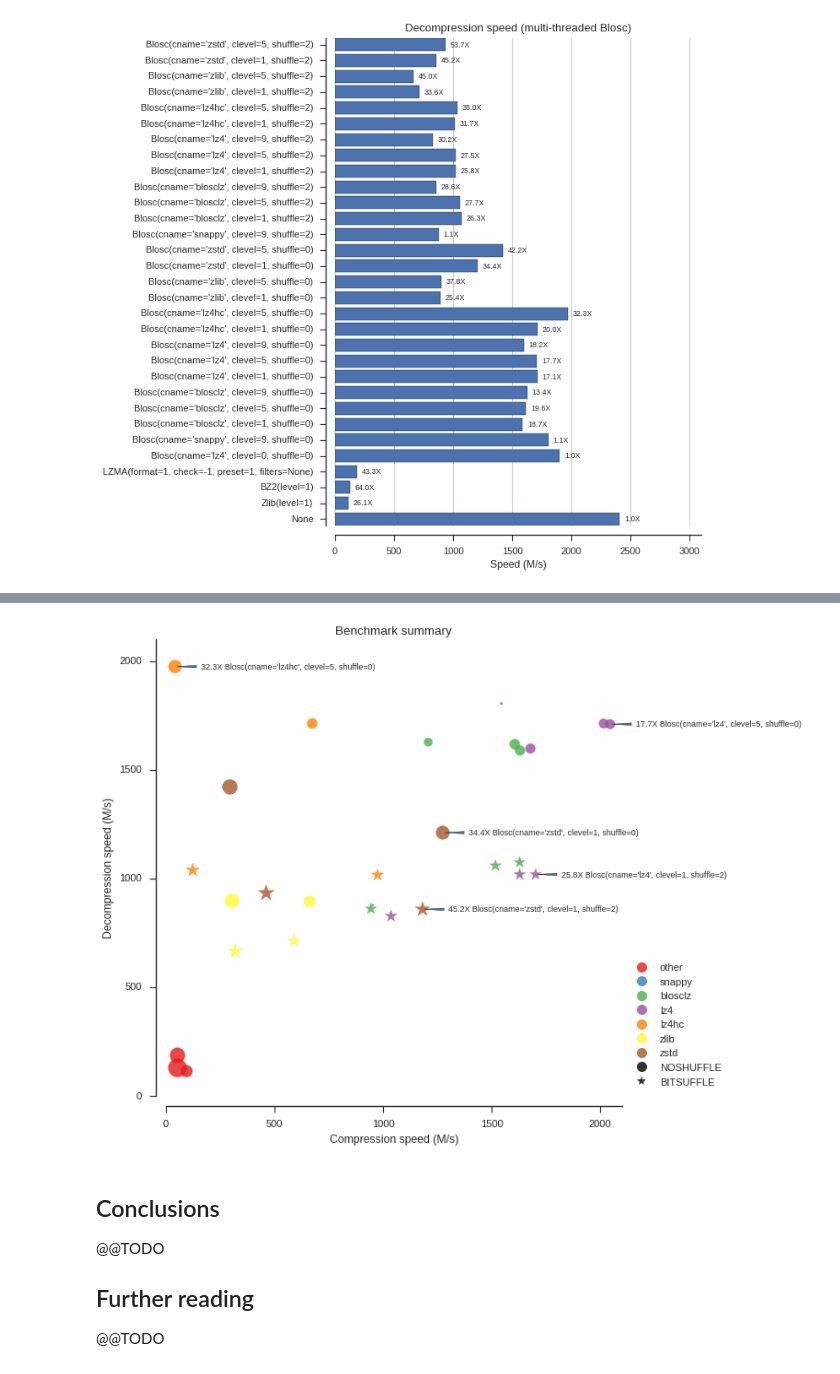
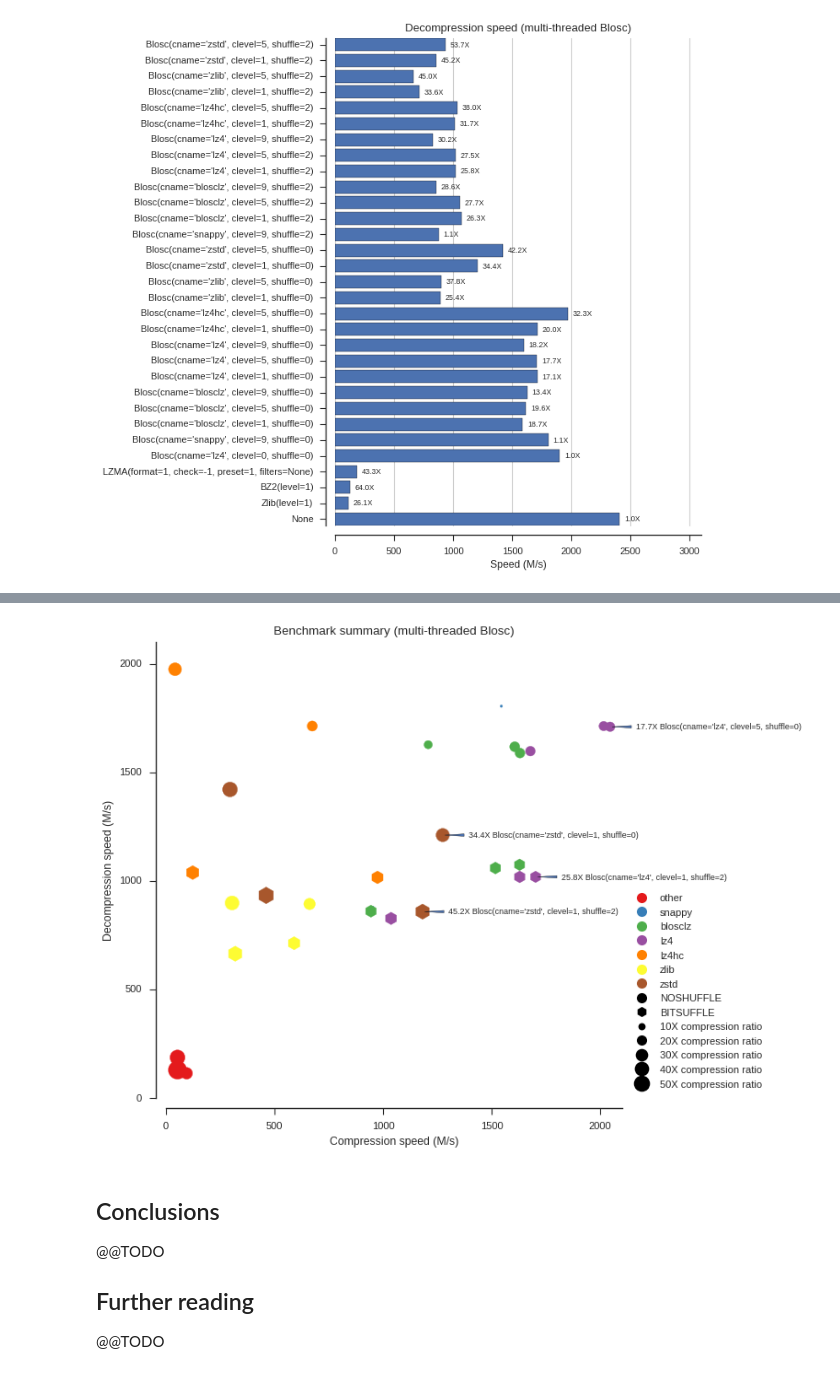
Before and after one commit to alimanfoo/alimanfoo.github.io, a Jupyter notebook: _posts/2016-09-21-genotype-compression-benchmark.ipynb, the cells around one changed output, grey strips where cells are left out. Saved outputs shown, nothing was run; the diff lists cells and outputs as text; code cells hidden in the pictures.

Commit message:
more work on genotype compression benchmark

```diff
--- a/_posts/2016-09-21-genotype-compression-benchmark.ipynb
+++ b/_posts/2016-09-21-genotype-compression-benchmark.ipynb
@@ -112,13 +112,16 @@ def calc_ratios():
         ratio = z.nbytes / z.nbytes_stored
         ratios.append(ratio)
     return ratios
+# %%
+assets_dir = '../assets/2016-09-21-genotype-compression-benchmark_files'
 # %%
 import os
-if os.path.exists('2016-09-21-genotype-compression-benchmark.ratios.npy'):
-    ratios = np.load('2016-09-21-genotype-compression-benchmark.ratios.npy')
+ratios_fn = os.path.join(assets_dir, 'ratios.npy')
+if os.path.exists(ratios_fn):
+    ratios = np.load(ratios_fn)
 else:
     ratios = calc_ratios()
-    np.save('2016-09-21-genotype-compression-benchmark.ratios.npy', ratios)
+    np.save(ratios_fn, ratios)
 # %%
 fig, ax = plt.subplots(figsize=(7, len(compressors) * .3))
 sns.despine(ax=ax, offset=10)
@@ -227,9 +236,11 @@ colors = np.array([
     for c in compressors
 ])
 # %%
-def plot_summary(ctimes, dtimes, xlim=(0, 2100), ylim=(0, 2100), annotate=[]):
+def plot_summary(ctimes, dtimes, xlim=(0, 2100), ylim=(0, 2100), annotate=[], title=None, alpha=1):
     fig, ax = plt.subplots(figsize=(8, 8))
     sns.despine(ax=ax, offset=10)
+    if title:
+        ax.set_title(title, va='bottom')
 
     # use best run
     x = np.array(ctimes).min(axis=1)
@@ -242,10 +253,12 @@ def plot_summary(ctimes, dtimes, xlim=(0, 2100), ylim=(0, 2100), annotate=[]):
     s = np.array(ratios) * 5
 
     is_bitshuffle = np.array([isinstance(c, Blosc) and c.shuffle == BITSHUFFLE for c in compressors])
+    bs_marker = 'h'
+    ns_marker = 'o'
     ax.scatter(x[is_bitshuffle], y[is_bitshuffle], s[is_bitshuffle], color=colors[is_bitshuffle],
-               marker='*', alpha=.8)
+               marker=bs_marker, alpha=alpha)
     ax.scatter(x[~is_bitshuffle], y[~is_bitshuffle], s[~is_bitshuffle], color=colors[~is_bitshuffle],
-               marker='o', alpha=.8)
+               marker=ns_marker, alpha=alpha)
 
     ax.set_xlim(*xlim)
     ax.set_ylim(*ylim)
@@ -260,20 +273,24 @@ def plot_summary(ctimes, dtimes, xlim=(0, 2100), ylim=(0, 2100), annotate=[]):
     # color legend
     import matplotlib.lines as mlines
     handles = [
-        mlines.Line2D([], [], color=color, marker='o', linestyle=' ',
-                      markersize=10, label=label, alpha=.8)
+        mlines.Line2D([], [], color=color, marker=ns_marker, linestyle=' ',
+                      markersize=10, label=label, alpha=alpha)
         for color, label in zip(
             palette,
             ['other', 'snappy', 'blosclz', 'lz4', 'lz4hc', 'zlib', 'zstd']
         )
     ]
     handles += [
-        mlines.Line2D([], [], color='k', marker='o', linestyle=' ',
-                      markersize=10, label='NOSHUFFLE', alpha=.8),
-        mlines.Line2D([], [], color='k', marker='*', linestyle=' ',
-                      markersize=10, label='BITSUFFLE', alpha=.8)
+        mlines.Line2D([], [], color='k', marker=ns_marker, linestyle=' ',
+                      markersize=10, label='NOSHUFFLE', alpha=alpha),
+        mlines.Line2D([], [], color='k', marker=bs_marker, linestyle=' ',
+                      markersize=10, label='BITSUFFLE', alpha=alpha)
+
+    ]
+    handles += [
+        mlines.Line2D([], [], color='k', marker=ns_marker, linestyle=' ',
+                      markersize=np.sqrt(x*5), label='%sX compression ratio' % x, alpha=alpha)
+        for x in [10, 20, 30, 40, 50]
 
     ]
     ax.legend(handles=handles, loc='lower left', bbox_to_anchor=(1, 0))
-
-    ax.set_title('Benchmark summary')
@@ -301,8 +303,9 @@ for i, c in enumerate(compressors):
 # %%
-annotate = [10, 13, 16, 22, 29]
-plot_summary(mt_compress_times, mt_decompress_times, annotate=annotate)
+annotate = [10, 16, 22, 29]
+plot_summary(mt_compress_times, mt_decompress_times, annotate=annotate,
+             title='Benchmark summary (multi-threaded Blosc)')
 # %% [output]
-[figure, old version]
+[figure, new version]
 # %% [markdown]
 ## Conclusions
 
```
Also changed, not shown: parts of 18 cells of this notebook, 19 other files.
